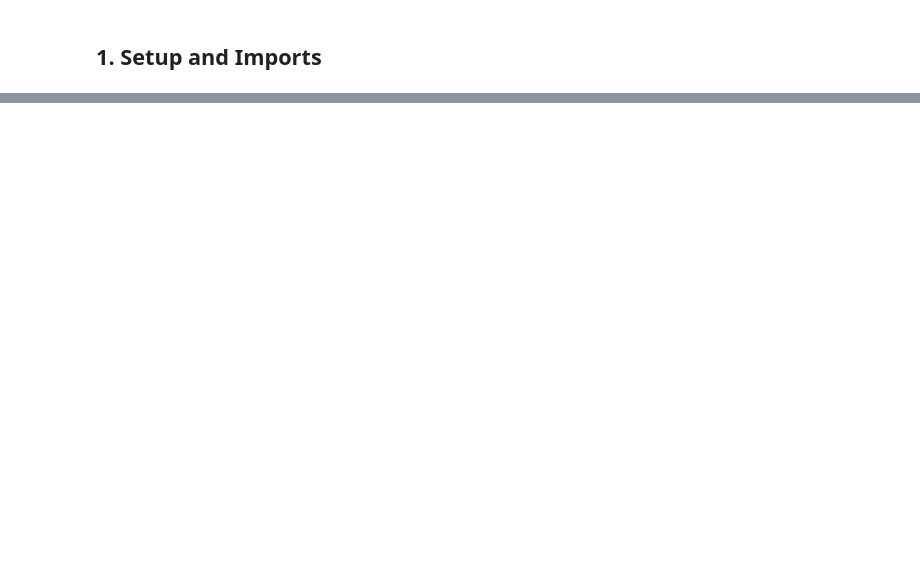
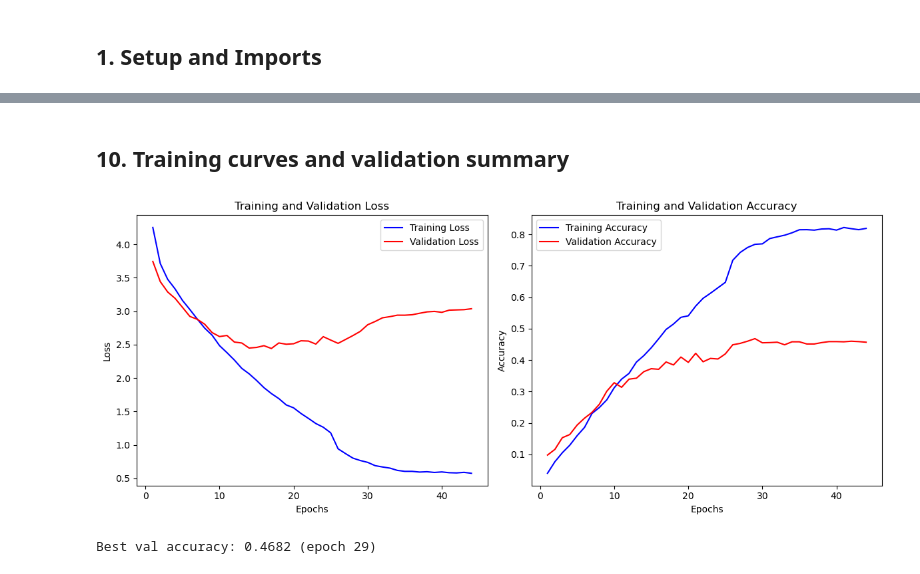
Before and after one commit to alexeiddg/ucf101-skeleton-action-recognition, a Jupyter notebook: ucf101_skeleton_action_recognition.ipynb, the cells around one changed output, grey strips where cells are left out. Saved outputs shown, nothing was run; the diff lists cells and outputs as text; code cells hidden in the pictures; blank space fills up the shorter version.

Commit message:
Clearer Train notebook + conclusions

```diff
--- a/ucf101_skeleton_action_recognition.ipynb
+++ b/ucf101_skeleton_action_recognition.ipynb
@@ -720,0 +398,23 @@ El desempeño del sistema puede mejorarse mediante el uso de modelos avanzados c
+# %%
+full_history_path = os.path.join(cnn_save_dir, 'training_history.json')
+best_model_path = os.path.join(cnn_save_dir, 'best_model.pth')
+
+full_model = create_cnn_lstm_model(cnn_lstm_config['model']).to(device)
+full_history = None
+
+if os.path.exists(full_history_path) and os.path.exists(best_model_path):
+    with open(full_history_path, 'r') as f:
+        full_history = json.load(f)
+    checkpoint = torch.load(best_model_path, map_location=device)
+    full_model.load_state_dict(checkpoint['model_state_dict'])
+    print(f"Loaded existing full run from epoch {checkpoint.get('epoch', 'N/A')} with val acc {checkpoint.get('val_accuracy', 0):.4f}")
+else:
+    full_model, full_history = run_training(
+        full_model,
+        cnn_lstm_config,
+        train_dataloader,
+        val_dataloader,
+        save_dir=cnn_save_dir,
+        max_epochs=cnn_lstm_config['training']['num_epochs'],
+        early_stop_patience=cnn_lstm_config['training']['early_stopping_patience'],
+    )
@@ -720,0 +435,19 @@ El desempeño del sistema puede mejorarse mediante el uso de modelos avanzados c
+# %% [markdown]
+## 10. Training curves and validation summary
+# %%
+if full_history is None:
+    with open(full_history_path, 'r') as f:
+        full_history = json.load(f)
+
+plot_training_curves(
+    full_history['train_loss'],
+    full_history['val_loss'],
+    full_history['train_accuracy'],
+    full_history['val_accuracy'],
+    save_path=os.path.join(cnn_save_dir, 'training_curves.png'),
+)
+
+print(f"Best val accuracy: {full_history['best_val_accuracy']:.4f} (epoch {full_history['best_epoch']})")
+# %% [output]
+[figure, added]
+Best val accuracy: 0.4682 (epoch 29)
```
Also changed, not shown: parts of 57 cells of this notebook, 8 other files.
